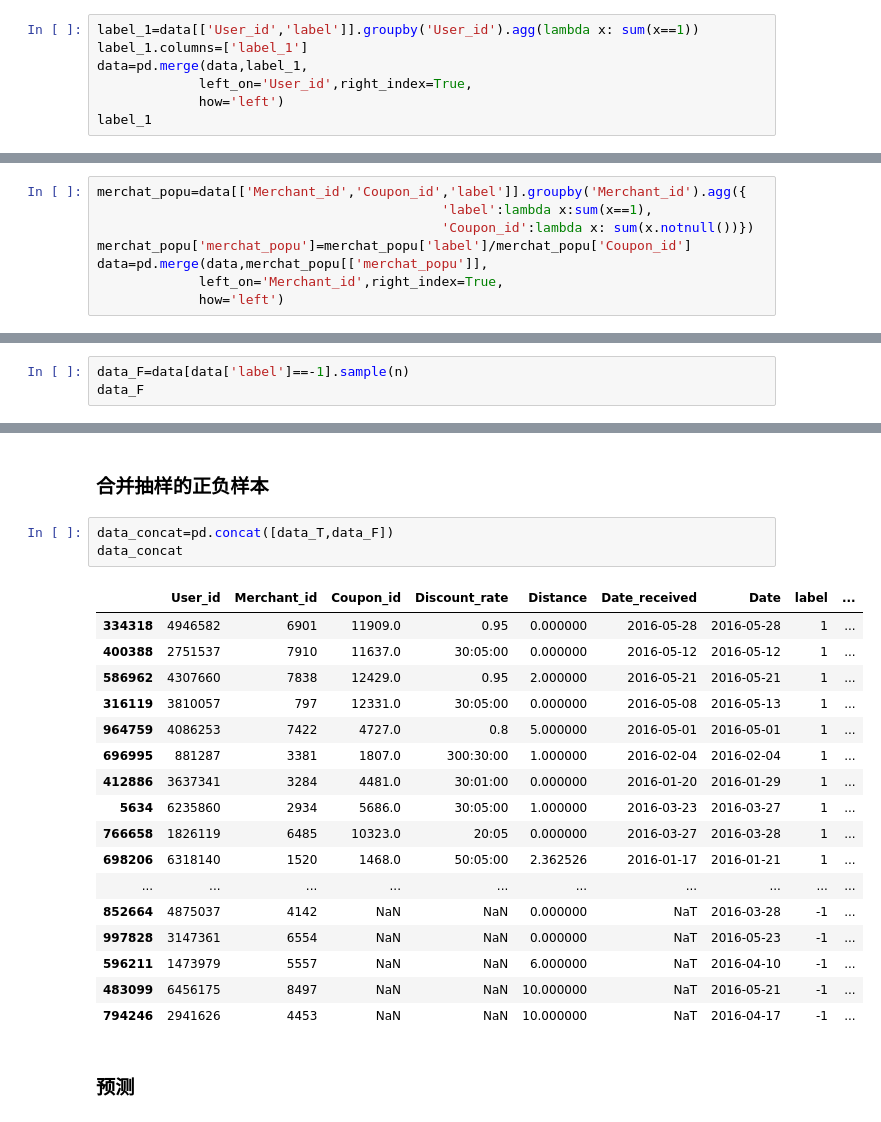
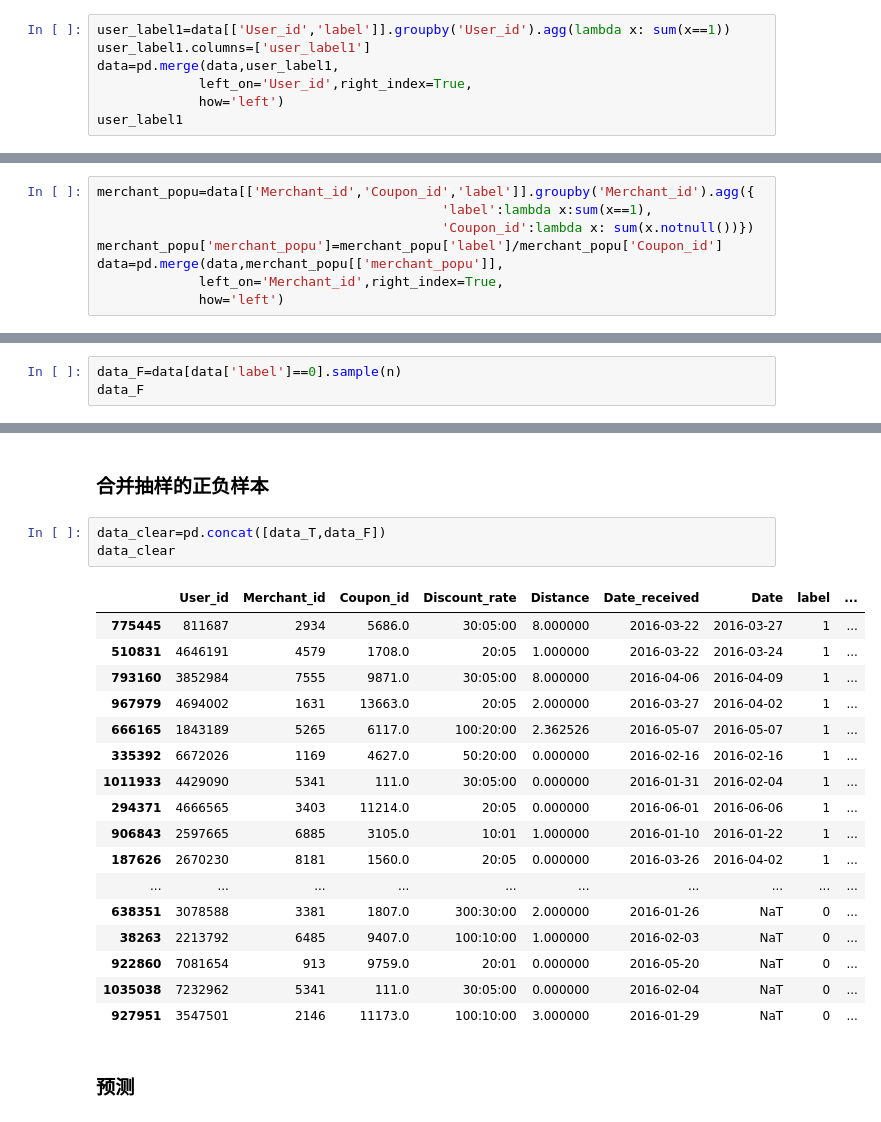
Before and after one commit to kusutori/pythonTest, a Jupyter notebook: 2homework_syuumatsu/202107187055_严俊睿.ipynb, the cells around one changed output, grey strips where cells are left out. Drawn from its saved outputs; the diff is of its cells as text.

```diff
--- a/2homework_syuumatsu/作业2.ipynb
+++ b/2homework_syuumatsu/202107187055_严俊睿.ipynb
@@ -69,10 +70,10 @@ data=pd.merge(data,user_get,
 # %% [markdown]
 ### 作业1：统计各用户 label 为1的数量
 # %%
-label_1=data[['User_id','label']].groupby('User_id').agg(lambda x: sum(x==1))
-label_1.columns=['label_1']
-data=pd.merge(data,label_1,
+user_label1=data[['User_id','label']].groupby('User_id').agg(lambda x: sum(x==1))
+user_label1.columns=['user_label1']
+data=pd.merge(data,user_label1,
              left_on='User_id',right_index=True,
              how='left')
-label_1
+user_label1
 # %% [output]
@@ -91,11 +92,11 @@ label_1
 | 7361024 | 0 |
 323087 rows × 1 columns
 # %%
-merchat_popu=data[['Merchant_id','Coupon_id','label']].groupby('Merchant_id').agg({
+merchant_popu=data[['Merchant_id','Coupon_id','label']].groupby('Merchant_id').agg({
                                             'label':lambda x:sum(x==1),
                                             'Coupon_id':lambda x: sum(x.notnull())})
-merchat_popu['merchat_popu']=merchat_popu['label']/merchat_popu['Coupon_id']
-data=pd.merge(data,merchat_popu[['merchat_popu']],
+merchant_popu['merchant_popu']=merchant_popu['label']/merchant_popu['Coupon_id']
+data=pd.merge(data,merchant_popu[['merchant_popu']],
              left_on='Merchant_id',right_index=True,
              how='left')
 # %%
@@ -202,7 +203,7 @@ data_T=data[data['label']==1].sample(n)
 # %% [markdown]
 ### 抽样负样本
 # %%
-data_F=data[data['label']==-1].sample(n)
+data_F=data[data['label']==0].sample(n)
 data_F
 # %% [output]
 |  | User_id | Merchant_id | Coupon_id | Discount_rate | Distance | Date_received | Date | label | ... |
@@ -219,26 +220,26 @@ data_F
 # %% [markdown]
 ### 合并抽样的正负样本
 # %%
-data_concat=pd.concat([data_T,data_F])
-data_concat
+data_clear=pd.concat([data_T,data_F])
+data_clear
 # %% [output]
 |  | User_id | Merchant_id | Coupon_id | Discount_rate | Distance | Date_received | Date | label | ... |
-| 334318 | 4946582 | 6901 | 11909.0 | 0.95 | 0.000000 | 2016-05-28 | 2016-05-28 | 1 | ... |
-| 400388 | 2751537 | 7910 | 11637.0 | 30:05:00 | 0.000000 | 2016-05-12 | 2016-05-12 | 1 | ... |
-| 586962 | 4307660 | 7838 | 12429.0 | 0.95 | 2.000000 | 2016-05-21 | 2016-05-21 | 1 | ... |
-| 316119 | 3810057 | 797 | 12331.0 | 30:05:00 | 0.000000 | 2016-05-08 | 2016-05-13 | 1 | ... |
-| 964759 | 4086253 | 7422 | 4727.0 | 0.8 | 5.000000 | 2016-05-01 | 2016-05-01 | 1 | ... |
-| 696995 | 881287 | 3381 | 1807.0 | 300:30:00 | 1.000000 | 2016-02-04 | 2016-02-04 | 1 | ... |
-| 412886 | 3637341 | 3284 | 4481.0 | 30:01:00 | 0.000000 | 2016-01-20 | 2016-01-29 | 1 | ... |
-| 5634 | 6235860 | 2934 | 5686.0 | 30:05:00 | 1.000000 | 2016-03-23 | 2016-03-27 | 1 | ... |
-| 766658 | 1826119 | 6485 | 10323.0 | 20:05 | 0.000000 | 2016-03-27 | 2016-03-28 | 1 | ... |
-| 698206 | 6318140 | 1520 | 1468.0 | 50:05:00 | 2.362526 | 2016-01-17 | 2016-01-21 | 1 | ... |
+| 775445 | 811687 | 2934 | 5686.0 | 30:05:00 | 8.000000 | 2016-03-22 | 2016-03-27 | 1 | ... |
+| 510831 | 4646191 | 4579 | 1708.0 | 20:05 | 1.000000 | 2016-03-22 | 2016-03-24 | 1 | ... |
+| 793160 | 3852984 | 7555 | 9871.0 | 30:05:00 | 8.000000 | 2016-04-06 | 2016-04-09 | 1 | ... |
+| 967979 | 4694002 | 1631 | 13663.0 | 20:05 | 2.000000 | 2016-03-27 | 2016-04-02 | 1 | ... |
+| 666165 | 1843189 | 5265 | 6117.0 | 100:20:00 | 2.362526 | 2016-05-07 | 2016-05-07 | 1 | ... |
+| 335392 | 6672026 | 1169 | 4627.0 | 50:20:00 | 0.000000 | 2016-02-16 | 2016-02-16 | 1 | ... |
+| 1011933 | 4429090 | 5341 | 111.0 | 30:05:00 | 0.000000 | 2016-01-31 | 2016-02-04 | 1 | ... |
+| 294371 | 4666565 | 3403 | 11214.0 | 20:05 | 0.000000 | 2016-06-01 | 2016-06-06 | 1 | ... |
+| 906843 | 2597665 | 6885 | 3105.0 | 10:01 | 1.000000 | 2016-01-10 | 2016-01-22 | 1 | ... |
+| 187626 | 2670230 | 8181 | 1560.0 | 20:05 | 0.000000 | 2016-03-26 | 2016-04-02 | 1 | ... |
 | ... | ... | ... | ... | ... | ... | ... | ... | ... | ... |
-| 852664 | 4875037 | 4142 | NaN | NaN | 0.000000 | NaT | 2016-03-28 | -1 | ... |
-| 997828 | 3147361 | 6554 | NaN | NaN | 0.000000 | NaT | 2016-05-23 | -1 | ... |
-| 596211 | 1473979 | 5557 | NaN | NaN | 6.000000 | NaT | 2016-04-10 | -1 | ... |
-| 483099 | 6456175 | 8497 | NaN | NaN | 10.000000 | NaT | 2016-05-21 | -1 | ... |
-| 794246 | 2941626 | 4453 | NaN | NaN | 10.000000 | NaT | 2016-04-17 | -1 | ... |
+| 638351 | 3078588 | 3381 | 1807.0 | 300:30:00 | 2.000000 | 2016-01-26 | NaT | 0 | ... |
+| 38263 | 2213792 | 6485 | 9407.0 | 100:10:00 | 1.000000 | 2016-02-03 | NaT | 0 | ... |
+| 922860 | 7081654 | 913 | 9759.0 | 20:01 | 0.000000 | 2016-05-20 | NaT | 0 | ... |
+| 1035038 | 7232962 | 5341 | 111.0 | 30:05:00 | 0.000000 | 2016-02-04 | NaT | 0 | ... |
+| 927951 | 3547501 | 2146 | 11173.0 | 100:10:00 | 3.000000 | 2016-01-29 | NaT | 0 | ... |
 # %% [markdown]
 ### 预测
 # %%
```
Also changed, not shown: parts of 16 cells of this notebook, 1 other file.
